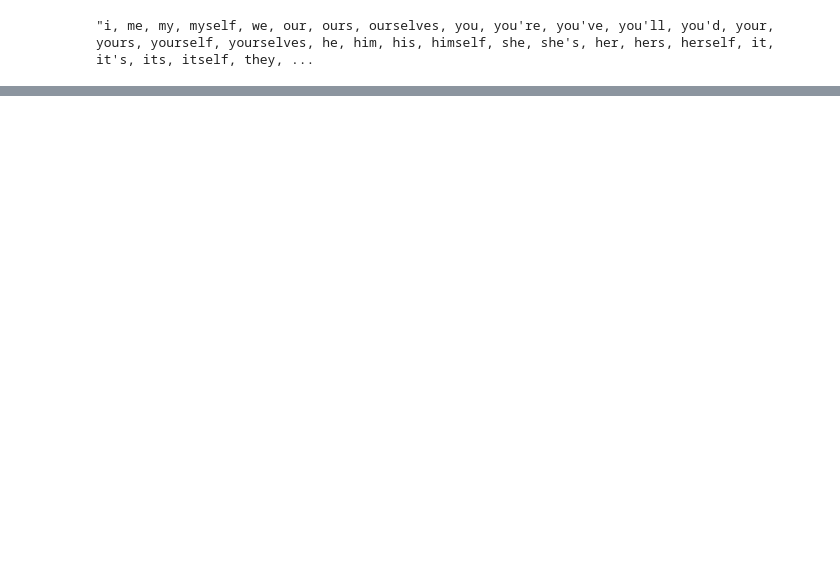
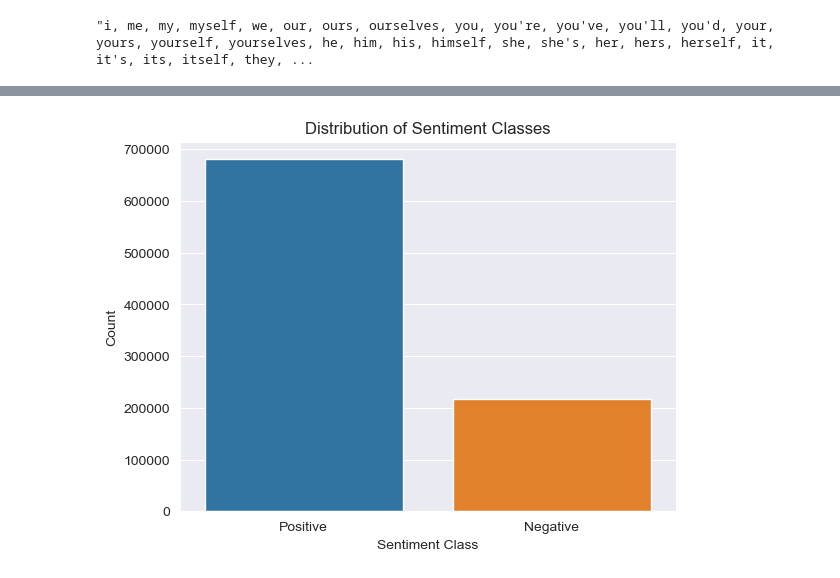
Before and after one commit to KoralegeiKavindya/DL-CW, a Jupyter notebook: Supervised_Model_CW2.ipynb, the cells around one changed output, grey strips where cells are left out. Saved outputs shown, nothing was run; the diff lists cells and outputs as text; code cells hidden in the pictures; blank space fills up the shorter version.

```diff
--- a/Supervised_Model_CW2.ipynb
+++ b/Supervised_Model_CW2.ipynb
@@ -706,0 +709,17 @@ df_rc.head()
+# %%
+def map_star_to_sentiment(star_rating):
+    if star_rating in [1, 2]:
+        return 'Negative'
+    elif star_rating in [4, 5]:
+        return 'Positive'
+
+df_rc['class'] = df_rc['stars'].apply(map_star_to_sentiment)
+# %%
+### Checking the number of positive and negative
+sns.countplot(x='class', data=df_rc)
+plt.xlabel('Sentiment Class')
+plt.ylabel('Count')
+plt.title('Distribution of Sentiment Classes')
+plt.show()
+# %% [output]
+[figure, added]
```
Also changed, not shown: parts of 32 cells of this notebook.
